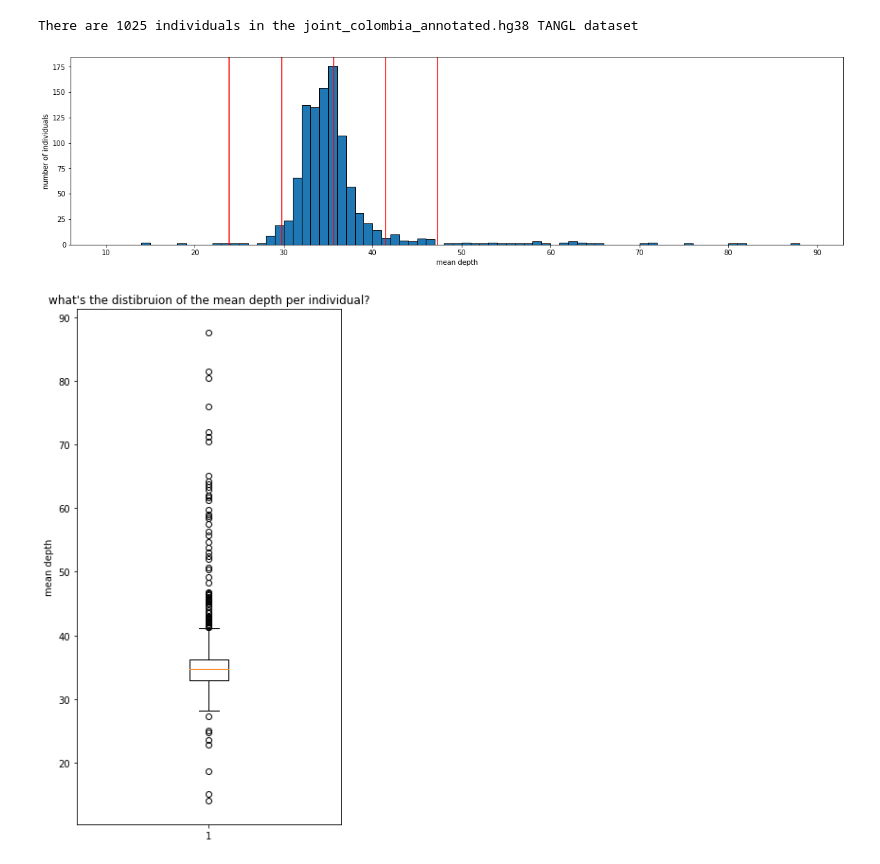
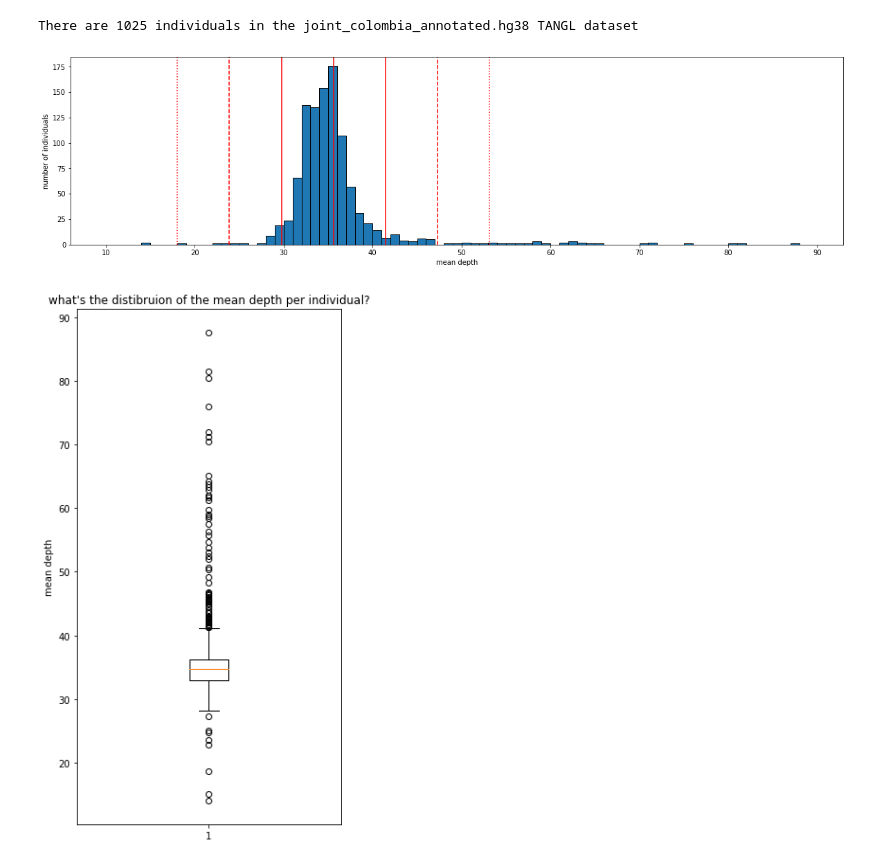
Before and after one commit to acostauribe/QC_TANGL-hg38, a Jupyter notebook: preQC_general_analysis.ipynb, the cells around one changed output. Saved outputs shown, nothing was run; the diff lists cells and outputs as text; code cells hidden in the pictures.

```diff
--- a/preQC_general_analysis.ipynb
+++ b/preQC_general_analysis.ipynb
@@ -404,26 +404,28 @@ There are 1025 individuals in the joint_colombia_annotated.hg38 TANGL dataset
 # %%
 # Make a histogram of individuals and the depth sites
 all_fractions = list(indiv_mean_depth.values())
 
 # Calculate the mean and standard deviations
 mean = np.mean(all_fractions)
 std = np.std(all_fractions)
 
 plt.rcParams["figure.figsize"] = (20,5)
 r = range(10, 90, 1)
 plt.hist(all_fractions, bins=r, edgecolor='black')
 
 plt.axvline(x=mean, ymin=0, ymax=175, c='r')   # plot mean line
 plt.axvline(x=mean+std, ymin=0, ymax=175, c='r')  # plot right std line
 plt.axvline(x=mean-std, ymin=0, ymax=175, c='r')  # plot left std line
-plt.axvline(x=mean+(std*2), ymin=0, ymax=175, c='r')  # plot right 2 std line
-plt.axvline(x=mean-(std*2), ymin=0, ymax=175, c='r')  # plot left 2 std line
+plt.axvline(x=mean+(std*2), ymin=0, ymax=175, c='r',linestyle='--')  # plot right 2 std line
+plt.axvline(x=mean-(std*2), ymin=0, ymax=175, c='r',linestyle='--')  # plot left 2 std line
+plt.axvline(x=mean+(std*3), ymin=0, ymax=175, c='r',linestyle=':')  # plot right 3 std line
+plt.axvline(x=mean-(std*3), ymin=0, ymax=175, c='r',linestyle=':')  # plot left 3 std line
 
 plt.xlabel('mean depth')
 plt.ylabel('number of individuals')
 plt.show()
 # %% [output]
-[figure, old version]
+[figure, new version]
 # %%
 # How does the mean depth look like per individual?
 
```
Also changed, not shown: parts of 17 cells of this notebook.
